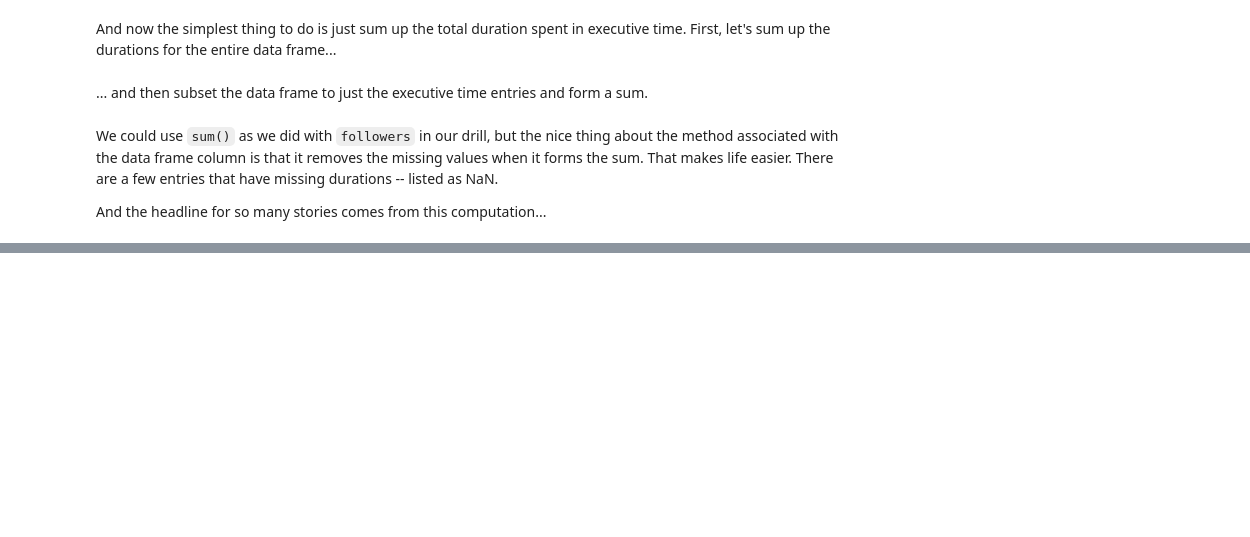
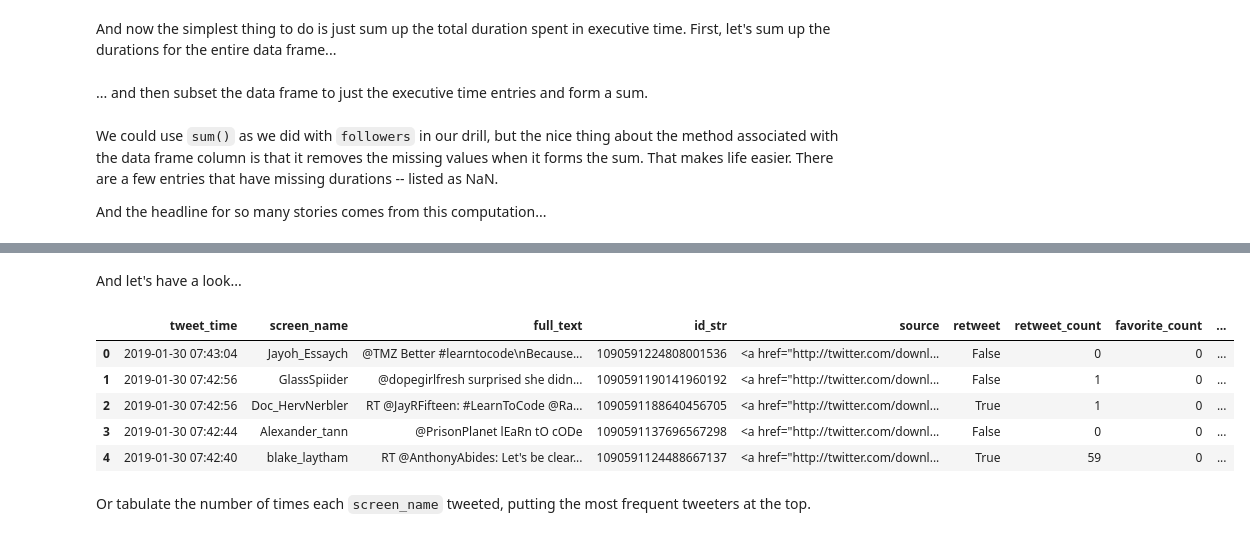
Before and after one commit to computationaljournalism/columbia2019, a Jupyter notebook: notebooks/04_Turning_Tables.ipynb, the cells around one changed output, grey strips where cells are left out. Saved outputs shown, nothing was run; the diff lists cells and outputs as text; code cells hidden in the pictures; blank space fills up the shorter version.

```diff
--- a/notebooks/04_Turning_Tables.ipynb
+++ b/notebooks/04_Turning_Tables.ipynb
@@ -219,0 +235,13 @@ For Wednesday, you are going to work with data from the "learn to code" tweets.
+# %% [markdown]
+And let's have a look...
+# %%
+tweets.head()
+# %% [output]
+|  | tweet_time | screen_name | full_text | id_str | source | retweet | retweet_count | favorite_count | ... |
+| 0 | 2019-01-30 07:43:04 | Jayoh_Essaych | @TMZ Better #learntocode\nBecause... | 1090591224808001536 | <a href="http://twitter.com/downl... | False | 0 | 0 | ... |
+| 1 | 2019-01-30 07:42:56 | GlassSpiider | @dopegirlfresh surprised she didn... | 1090591190141960192 | <a href="http://twitter.com/downl... | False | 1 | 0 | ... |
+| 2 | 2019-01-30 07:42:56 | Doc_HervNerbler | RT @JayRFifteen: #LearnToCode @Ra... | 1090591188640456705 | <a href="http://twitter.com/downl... | True | 1 | 0 | ... |
+| 3 | 2019-01-30 07:42:44 | Alexander_tann | @PrisonPlanet lEaRn tO cODe | 1090591137696567298 | <a href="http://twitter.com/downl... | False | 0 | 0 | ... |
+| 4 | 2019-01-30 07:42:40 | blake_laytham | RT @AnthonyAbides: Let's be clear... | 1090591124488667137 | <a href="http://twitter.com/downl... | True | 59 | 0 | ... |
+# %% [markdown]
+Or tabulate the number of times each `screen_name` tweeted, putting the most frequent tweeters at the top.
```
Also changed, not shown: parts of 6 cells of this notebook.
